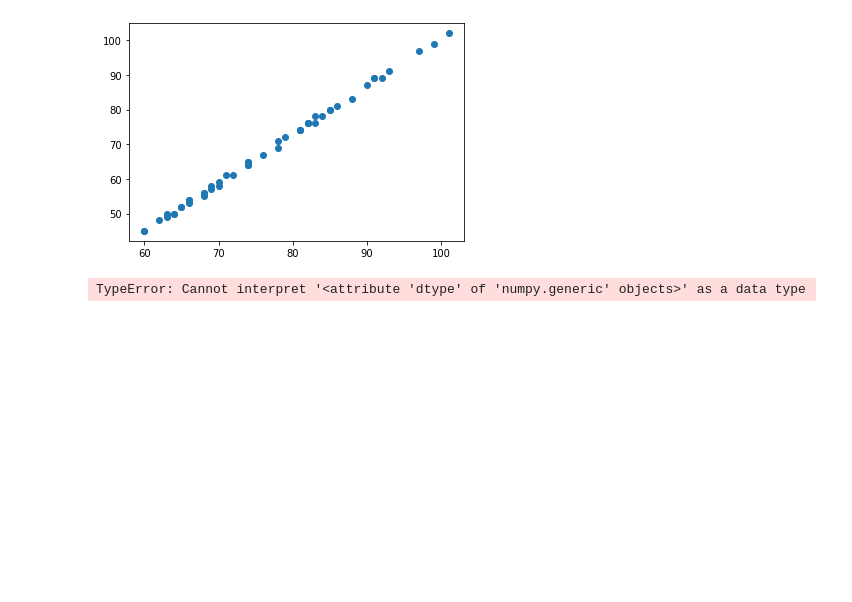
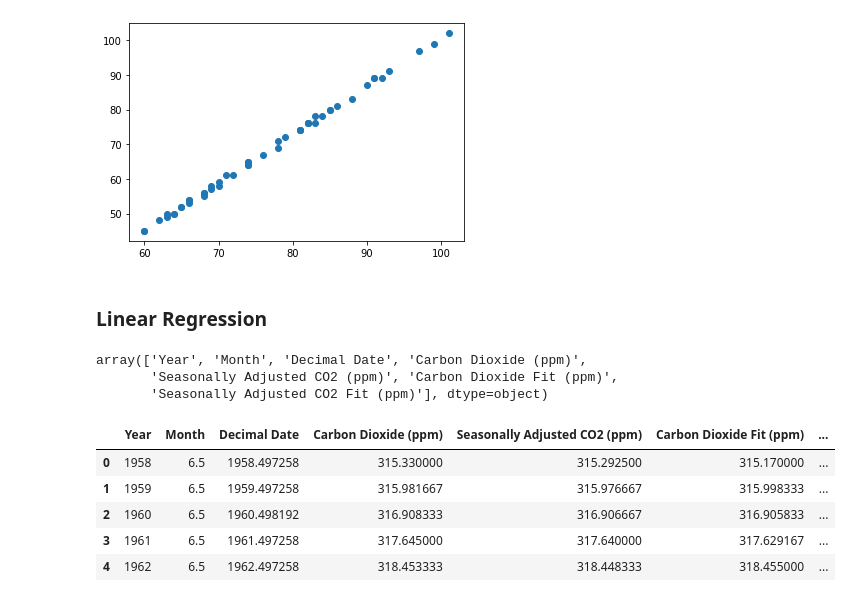
Before and after one commit to finn-13/dQuest, a Jupyter notebook: Basics/Week 1 - Practical Time Series.ipynb, the cells around one changed output. Saved outputs shown, nothing was run; the diff lists cells and outputs as text; code cells hidden in the pictures; blank space fills up the shorter version.

```diff
--- a/Basics/Week 1 - Practical Time Series.ipynb
+++ b/Basics/Week 1 - Practical Time Series.ipynb
@@ -74,7 +77,3 @@ plt.scatter(Test_1_scores, Test_2_scores)
 # %% [output]
 <matplotlib.collections.PathCollection at 0x...>
 [figure]
-# %%
-sns.scatterplot(Test_1_scores, Test_2_scores)
-# %% [output]
-TypeError: Cannot interpret '<attribute 'dtype' of 'numpy.generic' objects>' as a data type
@@ -80,0 +83,21 @@ TypeError: Cannot interpret '<attribute 'dtype' of 'numpy.generic' objects>' as
+# %% [markdown]
+### Linear Regression
+# %%
+co2  = pd.read_csv('https://raw.githubusercontent.com/finn-13/dQuest/master/Basics/maunaloaCO2.csv')
+co2.head()
+co2.columns.values
+# %% [output]
+array(['Year', 'Month', 'Decimal Date', 'Carbon Dioxide (ppm)',
+       'Seasonally Adjusted CO2 (ppm)', 'Carbon Dioxide Fit (ppm)',
+       'Seasonally Adjusted CO2 Fit (ppm)'], dtype=object)
+# %%
+co2_year = co2.groupby('Year').mean()
+co2_year = pd.DataFrame(co2_year).reset_index()
+co2_year.head()
+# %% [output]
+|  | Year | Month | Decimal Date | Carbon Dioxide (ppm) | Seasonally Adjusted CO2 (ppm) | Carbon Dioxide Fit (ppm) | ... |
+| 0 | 1958 | 6.5 | 1958.497258 | 315.330000 | 315.292500 | 315.170000 | ... |
+| 1 | 1959 | 6.5 | 1959.497258 | 315.981667 | 315.976667 | 315.998333 | ... |
+| 2 | 1960 | 6.5 | 1960.498192 | 316.908333 | 316.906667 | 316.905833 | ... |
+| 3 | 1961 | 6.5 | 1961.497258 | 317.645000 | 317.640000 | 317.629167 | ... |
+| 4 | 1962 | 6.5 | 1962.497258 | 318.453333 | 318.448333 | 318.455000 | ... |
```
Also changed, not shown: parts of 8 cells of this notebook.
